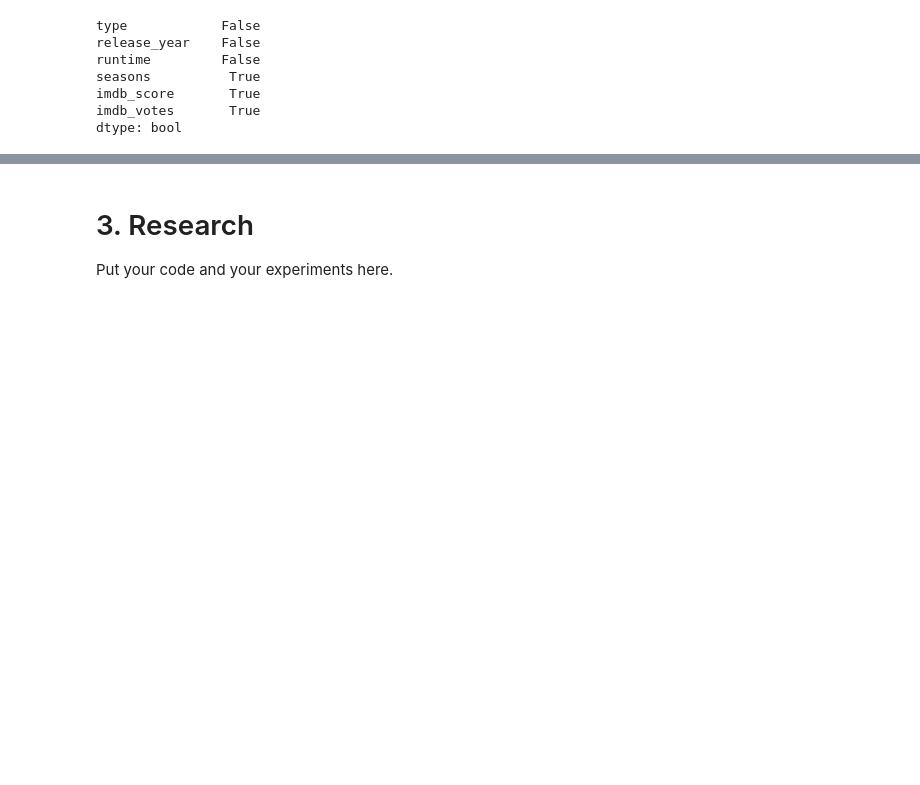
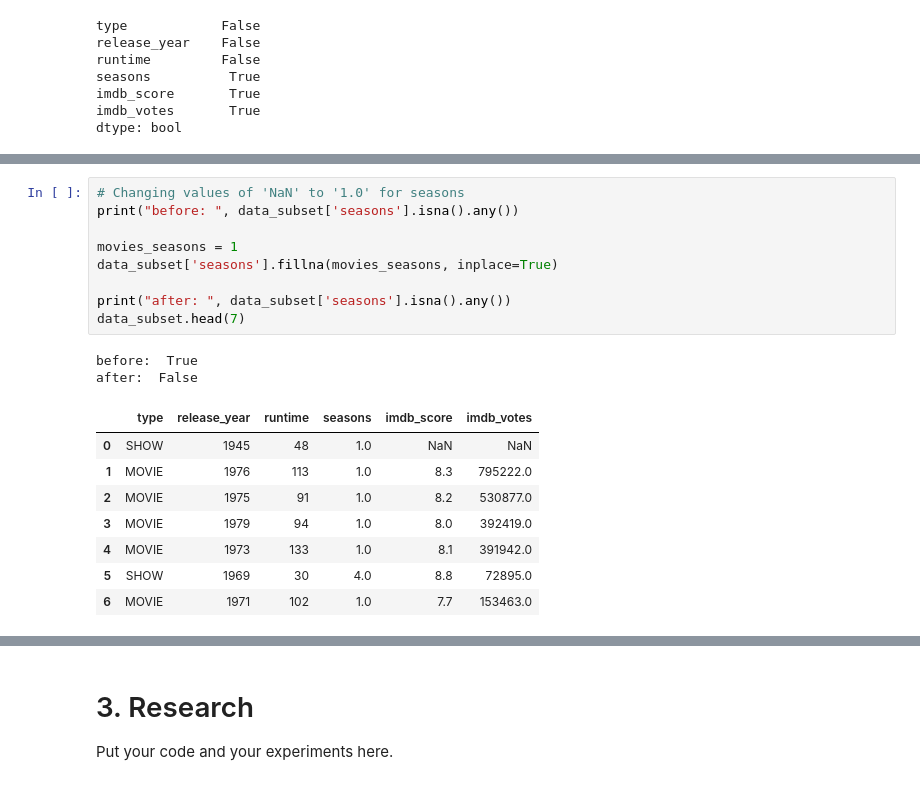
Before and after one commit to j23-cs167/project-2-S-Soluel, a Jupyter notebook: Project2_SamSolheim.ipynb, the cells around one changed output, grey strips where cells are left out. Drawn from its saved outputs; the diff is of its cells as text; blank space fills up the shorter version.

Commit message:
Majority of data cleaning is done

```diff
--- a/Project2_SamSolheim.ipynb
+++ b/Project2_SamSolheim.ipynb
@@ -130,0 +149,20 @@ dtype: bool
+# %%
+# Changing values of 'NaN' to '1.0' for seasons
+print("before: ", data_subset['seasons'].isna().any())
+
+movies_seasons = 1
+data_subset['seasons'].fillna(movies_seasons, inplace=True)
+
+print("after: ", data_subset['seasons'].isna().any())
+data_subset.head(7)
+# %% [output]
+before:  True
+after:  False
+|  | type | release_year | runtime | seasons | imdb_score | imdb_votes |
+| 0 | SHOW | 1945 | 48 | 1.0 | NaN | NaN |
+| 1 | MOVIE | 1976 | 113 | 1.0 | 8.3 | 795222.0 |
+| 2 | MOVIE | 1975 | 91 | 1.0 | 8.2 | 530877.0 |
+| 3 | MOVIE | 1979 | 94 | 1.0 | 8.0 | 392419.0 |
+| 4 | MOVIE | 1973 | 133 | 1.0 | 8.1 | 391942.0 |
+| 5 | SHOW | 1969 | 30 | 4.0 | 8.8 | 72895.0 |
+| 6 | MOVIE | 1971 | 102 | 1.0 | 7.7 | 153463.0 |
```
Also changed, not shown: parts of 6 cells of this notebook.
